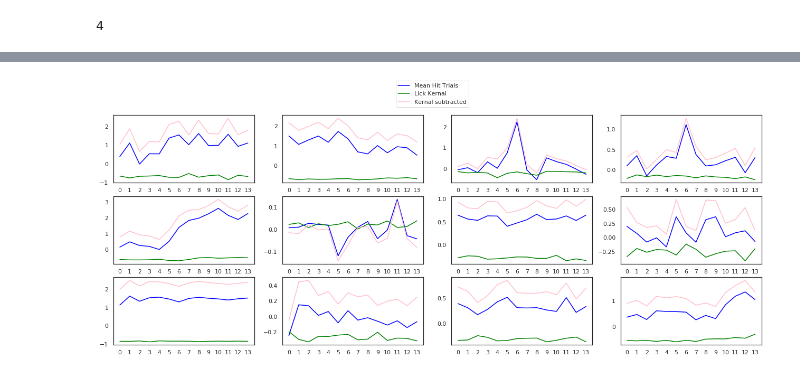
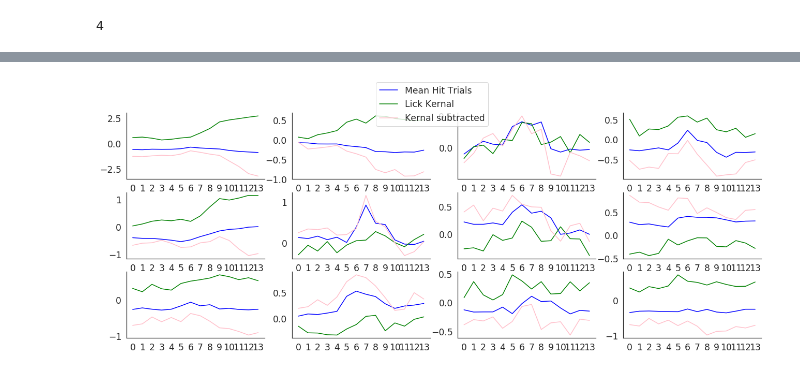
Before and after one commit to Packer-Lab/Vape, a Jupyter notebook: jupyter/lick artifact.ipynb, the cells around one changed output, grey strips where cells are left out. Saved outputs shown, nothing was run; the diff lists cells and outputs as text; code cells hidden in the pictures.

```diff
--- a/jupyter/lick artifact.ipynb
+++ b/jupyter/lick artifact.ipynb
@@ -48,10 +80,17 @@ offset
 # %%
 def select_s2(run):
 
+    '''n.b. currently only works for three plane imaging sessions'''
+
     s2_cells = []
     for i,s in enumerate(run.stat):
-        if s['med'][1] > 512:
+        if s['iplane'] == 0 and s['med'][1] > 512:
             s2_cells.append(i)
+        elif s['iplane'] == 1 and s['med'][1] > 1536:
+            s2_cells.append(i)
+        elif s['iplane'] == 2 and s['med'][1] > 512:
+            s2_cells.append(i)
+
 
     run.flu = run.flu[s2_cells,:]
     run.frames_ms = run.frames_ms[s2_cells,:]
@@ -255,3 +223,18 @@ def subtract_kernal(flu_array, run, trials_to_sub, offset_sub, pre_frames, post_
 # %%
-#runs = [select_s2(run) for run in runs]
-runs = [lick_binner(run) for run in runs]
+runs = [filter_unhealthy_cells(run) for run in runs]
+runs = [select_s2(run) for run in runs]
+runs = [utils.lick_binner(run) for run in runs]
+# %%
+behaviour_list = [utils.build_flu_array(run, run.trial_start, pre_frames, post_frames) for run in runs]
+
+hit_list = [np.where(run.outcome=='hit')[0] for run in runs]
+
+subtraction_res = [subtract_kernal(behaviour_list[session], runs[session],
+                                  hit_list[session], get_time_to_lick(runs[session]),
+                                  pre_frames=pre_frames, post_frames=post_frames)
+                   for session in range(n_sessions)]
+
+#behaviour_list =  [res[0] for res in subtraction_res]
+print('Warning: disabled subtraction')
+cell_licky_idxs = [res[1] for res in subtraction_res]
+licky_pre_posts = [res[2] for res in subtraction_res]
@@ -258,12 +243,7 @@ runs = [lick_binner(run) for run in runs]
 # %%
-behaviour_list = [build_flu_array(run, run.trial_start, pre_frames, post_frames)
-                  for run in runs]
-
 # plot the average traces for go trials without easy stim
 test_filter = [np.where((Subsets(run).trial_subsets != 150)&(Subsets(run).trial_subsets!=0))[0]
                for run in runs]
 
-_,_,_,_ = averager(behaviour_list, pre_frames=pre_frames, post_frames=post_frames,
-                 trial_filter=test_filter, offset=offset, plot=False)
-
-hit_list = [np.where(run.outcome=='hit')[0] for run in runs]
+_,_,_,_ = utils.averager(behaviour_list, pre_frames=pre_frames, post_frames=post_frames,
+                 trial_filter=test_filter, offset=offset, plot=True)
@@ -284,17 +252,18 @@ for run in runs:
 # %%
 # some examples of subtraction
 session_idx = 0
 flu_array = copy.deepcopy(behaviour_list[session_idx])
 run = copy.deepcopy(runs[session_idx])
 
 intersect = lambda lst1, lst2: list(set(lst1) & set(lst2))
 hit_trials = copy.deepcopy(hit_list[session_idx])
 sub_trials = np.where(Subsets(run).trial_subsets==50)[0]
-#sub_trials = hit_trials
+
+# sub_trials = hit_trials
 trials_to_sub = intersect(hit_trials, sub_trials)
 offset_sub = get_time_to_lick(run)
 
-subbed = subtract_kernal(flu_array, run, trials_to_sub, offset_sub, pre_frames=pre_frames,
-                         post_frames=post_frames, plot=True)
+subtraction_res = subtract_kernal(flu_array, run, trials_to_sub, offset_sub, pre_frames=pre_frames,
+                                  post_frames=post_frames, plot=True)
 # %% [output]
-[figure, old version]
+[figure, new version]
```
Also changed, not shown: parts of 50 cells of this notebook, 1 other file.
